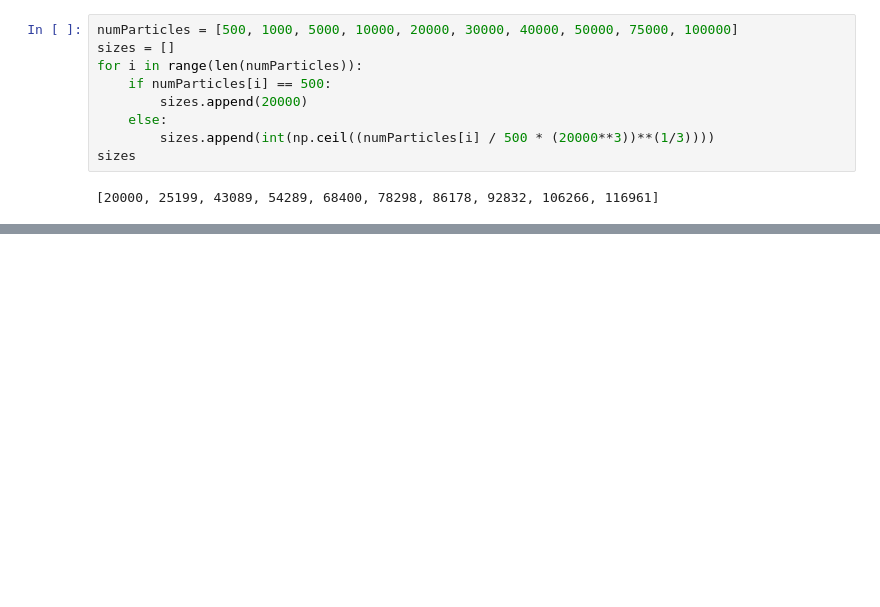
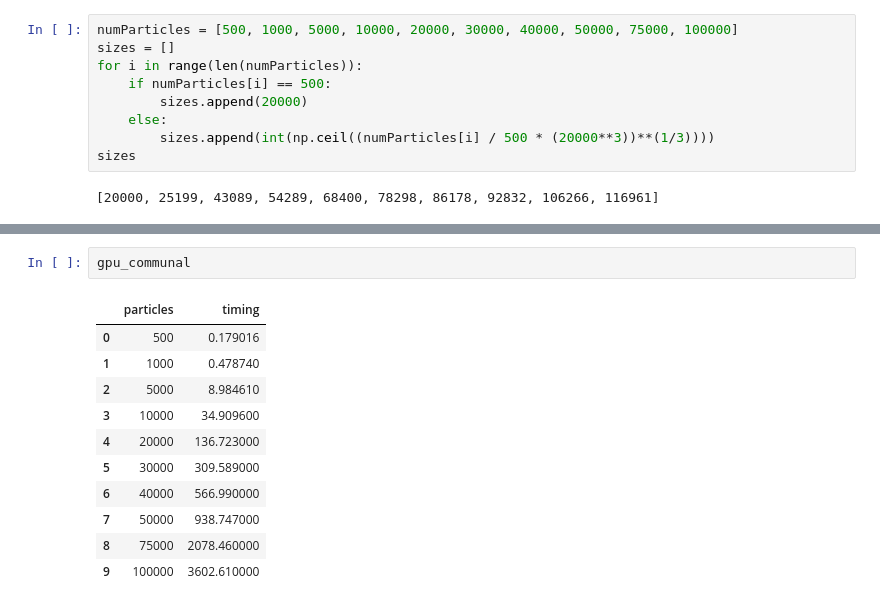
Before and after one commit to IoannisYpsilantis/particle-sim, a Jupyter notebook: testing/results.ipynb, the cells around one changed output, grey strips where cells are left out. Saved outputs shown, nothing was run; the diff lists cells and outputs as text; blank space fills up the shorter version.

```diff
--- a/testing/results.ipynb
+++ b/testing/results.ipynb
@@ -125 +122,15 @@ id14
+# %%
+gpu_communal
+# %% [output]
+|  | particles | timing |
+| 0 | 500 | 0.179016 |
+| 1 | 1000 | 0.478740 |
+| 2 | 5000 | 8.984610 |
+| 3 | 10000 | 34.909600 |
+| 4 | 20000 | 136.723000 |
+| 5 | 30000 | 309.589000 |
+| 6 | 40000 | 566.990000 |
+| 7 | 50000 | 938.747000 |
+| 8 | 75000 | 2078.460000 |
+| 9 | 100000 | 3602.610000 |
 # %%
```
Also changed, not shown: parts of 11 cells of this notebook, 1 other file.
